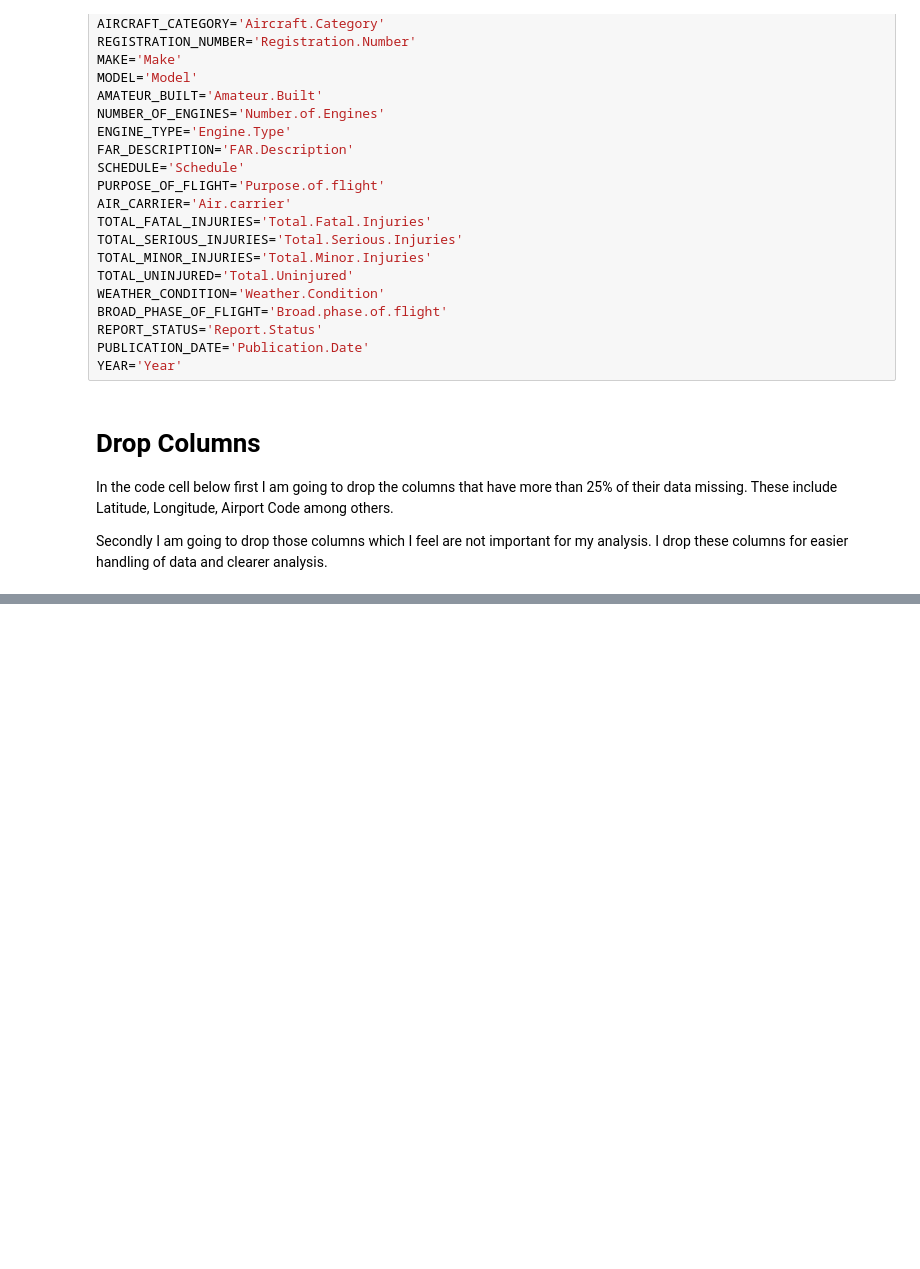
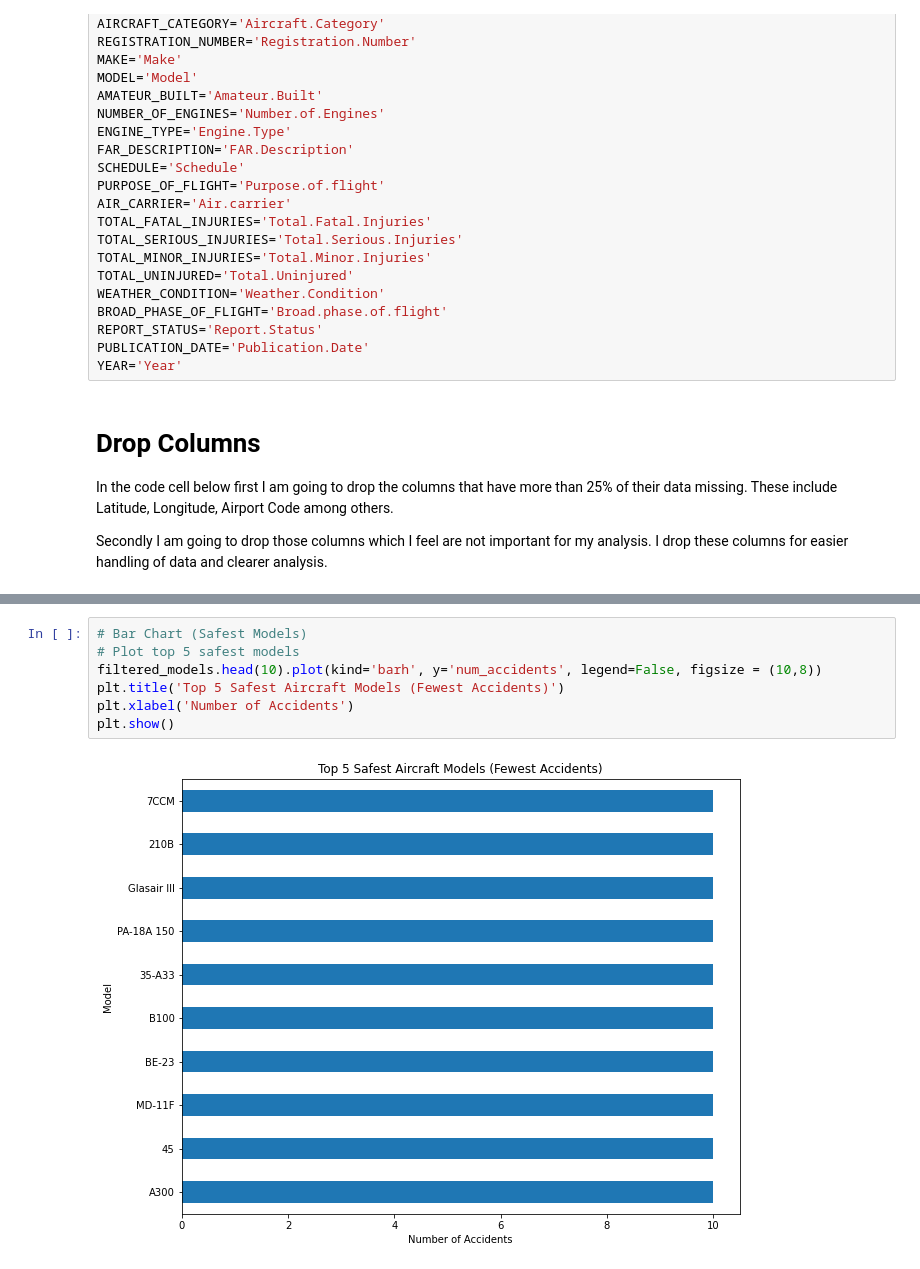
Before and after one commit to Kwamboka1584/dsc-phase-1-project-v3, a Jupyter notebook: student.ipynb, the cells around one changed output, grey strips where cells are left out. Cells and saved outputs as stored; diff of their text form; blank space fills up the shorter version.

```diff
--- a/student.ipynb
+++ b/student.ipynb
@@ -221,0 +263,9 @@ Index(['Event.Id', 'Investigation.Type', 'Event.Date', 'Location', 'Country',
+# %%
+# Bar Chart (Safest Models)
+# Plot top 5 safest models
+filtered_models.head(10).plot(kind='barh', y='num_accidents', legend=False, figsize = (10,8))
+plt.title('Top 5 Safest Aircraft Models (Fewest Accidents)')
+plt.xlabel('Number of Accidents')
+plt.show()
+# %% [output]
+[figure, added]
```
Also changed, not shown: parts of 14 cells of this notebook, 1 other file.
